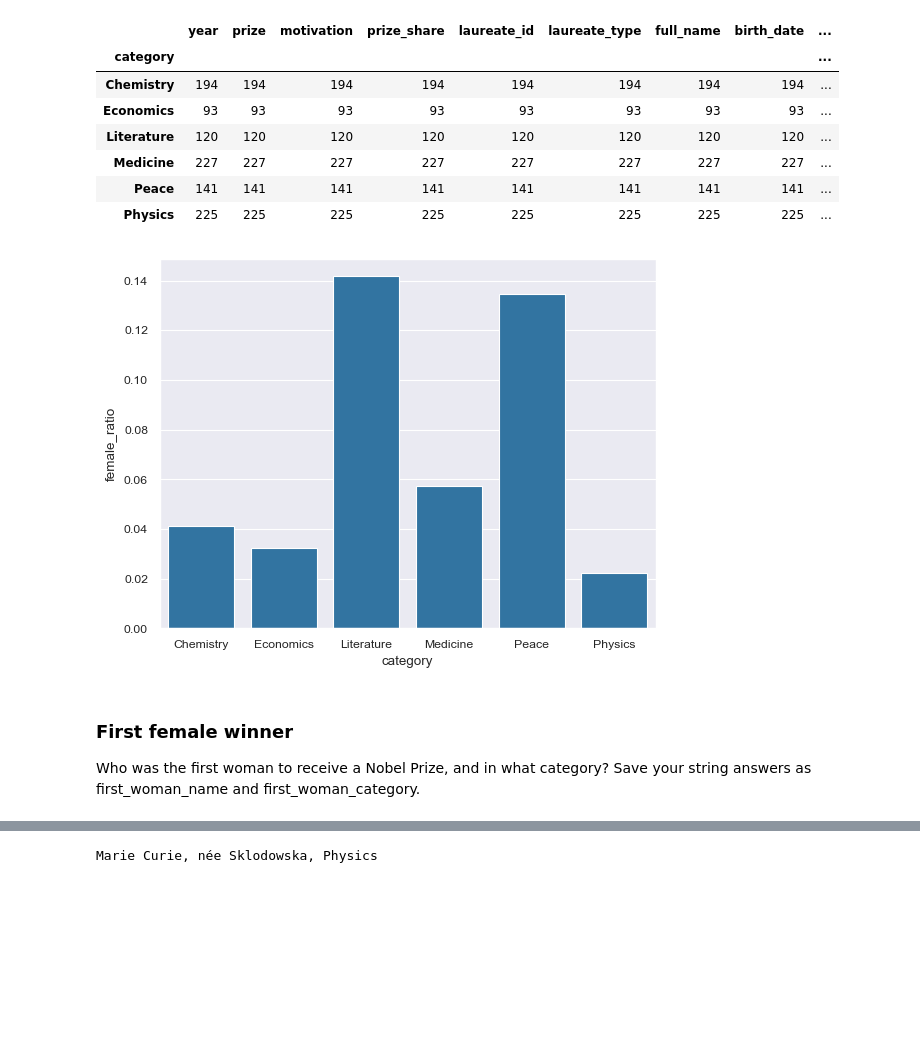
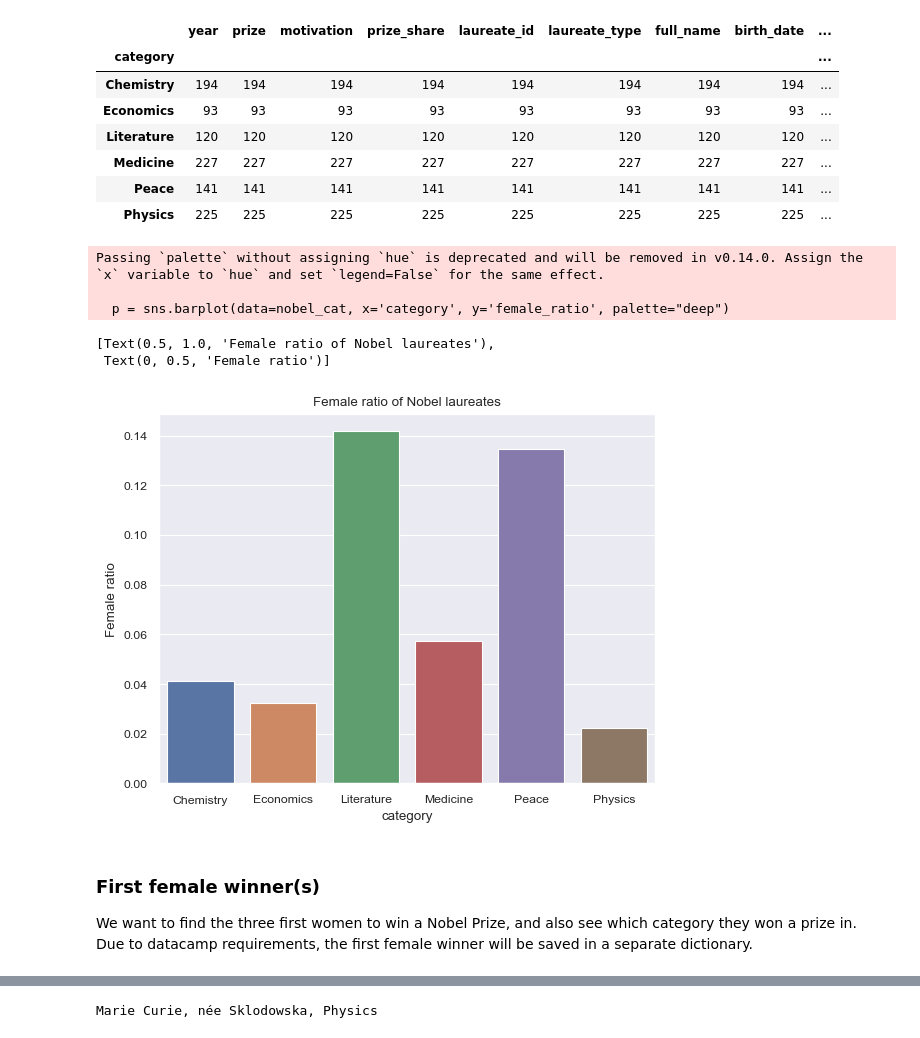
Before and after one commit to lenelise/Nobel_prize, a Jupyter notebook: nobel_prize.ipynb, the cells around one changed output, grey strips where cells are left out. Drawn from its saved outputs; the diff is of its cells as text; code cells hidden in the pictures; blank space fills up the shorter version.

```diff
--- a/nobel_prize.ipynb
+++ b/nobel_prize.ipynb
@@ -245,13 +253,19 @@ nobel_cat
 | Peace | 141 | 141 | 141 | 141 | 141 | 141 | 141 | 141 | ... |
 | Physics | 225 | 225 | 225 | 225 | 225 | 225 | 225 | 225 | ... |
 # %%
-p = sns.barplot(data=nobel_cat, x='category', y='female_ratio')
+p = sns.barplot(data=nobel_cat, x='category', y='female_ratio', palette="deep")
+p.set(title="Female ratio of Nobel laureates", ylabel="Female ratio")
 # %% [output]
+Passing `palette` without assigning `hue` is deprecated and will be removed in v0.14.0. Assign the `x` variable to `hue` and set `legend=False` for the same effect.
+
+  p = sns.barplot(data=nobel_cat, x='category', y='female_ratio', palette="deep")
+[Text(0.5, 1.0, 'Female ratio of Nobel laureates'),
+ Text(0, 0.5, 'Female ratio')]
-[figure, old version]
+[figure, new version]
-# %% [markdown]
-### First female winner
-
-Who was the first woman to receive a Nobel Prize, and in what category? Save your string answers as first_woman_name and first_woman_category.
+# %% [markdown]
+### First female winner(s)
+
+We want to find the three first women to win a Nobel Prize, and also see which category they won a prize in. Due to datacamp requirements, the first female winner will be saved in a separate dictionary.
 # %%
 nobel.head(2)
 # %% [output]
```
Also changed, not shown: parts of 15 cells of this notebook.
